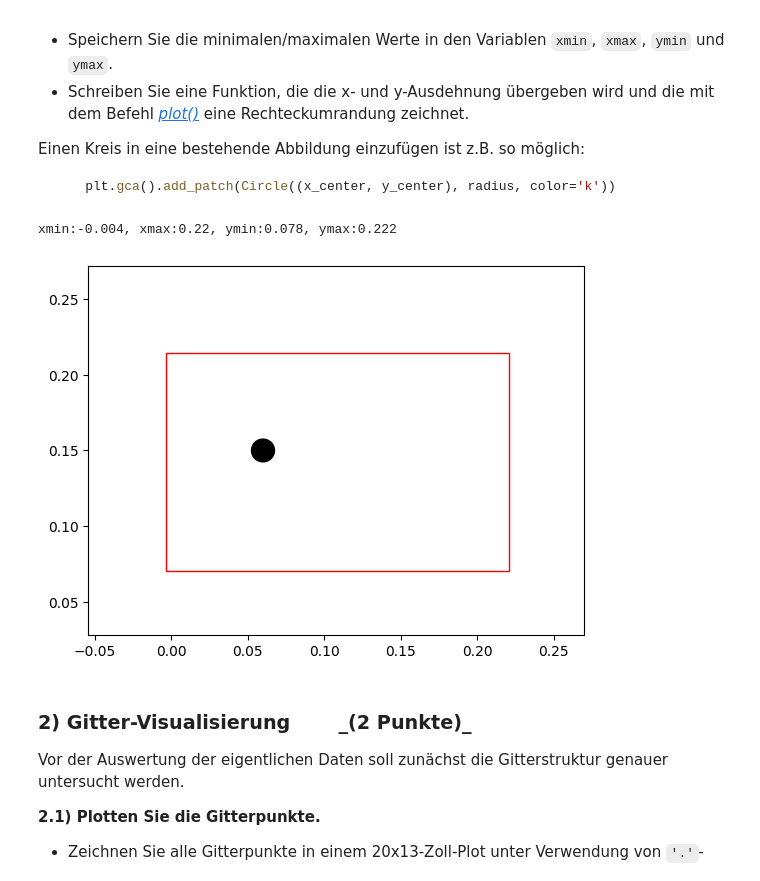
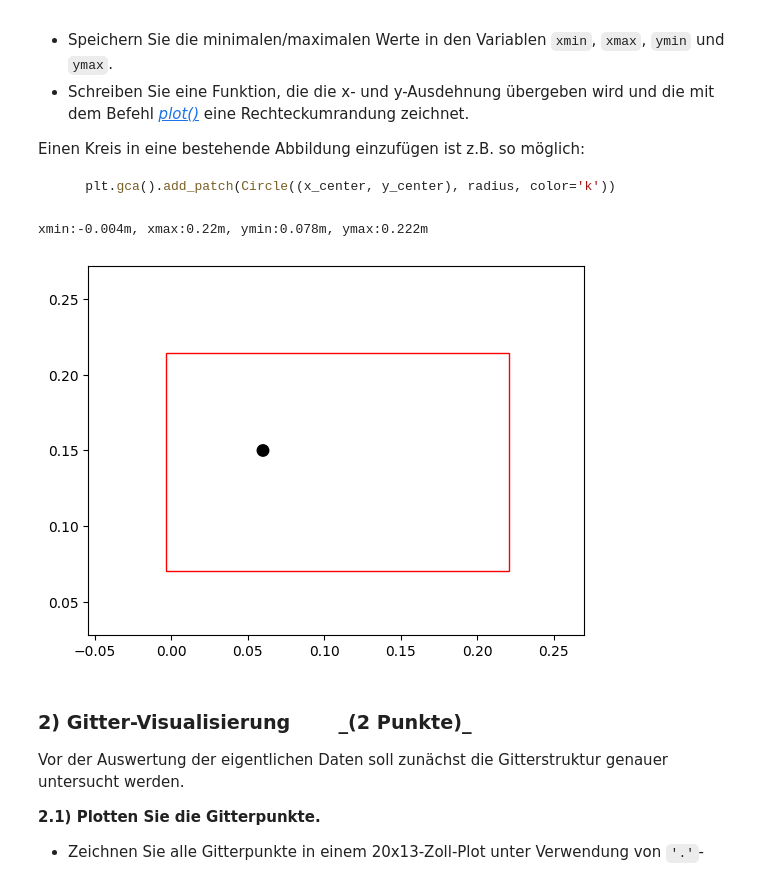
Before and after one commit to OYEMINE/Python-f-r-Ingenieure, a Jupyter notebook: PA3/PA3.ipynb, the cells around one changed output. Drawn from its saved outputs; the diff is of its cells as text; code cells hidden in the pictures.

```diff
--- a/PA3/PA3.ipynb
+++ b/PA3/PA3.ipynb
@@ -92,29 +92,29 @@ Einen Kreis in eine bestehende Abbildung einzufügen ist z.B. so möglich:
 # %%
 # Hier eigenen Code schreiben ...
 xmin = x.min()
 xmax = x.max()
 ymin = y.min()
 ymax = y.max()
-print(f"xmin:{xmin}, xmax:{xmax}, ymin:{ymin}, ymax:{ymax}")
+print(f"xmin:{xmin}m, xmax:{xmax}m, ymin:{ymin}m, ymax:{ymax}m")
 
 def plot(xmin, xmax, ymin, ymax):
     """
-    Plottet den Kreis im Koordinatensystem umrandet von einem Rechteck,
+    Plottet den Kreis im Koordinatensystem, umrandet von einem Rechteck,
     welches die maximalen x-Werte und y-Werte inkludiert.
 
     Parameter: xmin, xmax, ymin, ymax
     """
     fig, ax1 = plt.subplots()
     ax1.set_xlim(xmin - 0.05, xmax + 0.05)
     ax1.set_ylim(ymin - 0.05, ymax + 0.05)
-    ax1.add_patch(Circle((0.06, 0.15), 0.0075, color="k"))
+    ax1.add_patch(Circle((0.06, 0.15), 0.0075/2, color="k"))
     ax1.add_patch(Rectangle((xmin - xmin * 0.1,ymin - ymin * 0.1),
     xmax - xmin, ymax - ymin, edgecolor="red", facecolor="none"))
 
 plot(xmin, xmax, ymin, ymax)
 # %% [output]
-xmin:-0.004, xmax:0.22, ymin:0.078, ymax:0.222
+xmin:-0.004m, xmax:0.22m, ymin:0.078m, ymax:0.222m
-[figure, old version]
+[figure, new version]
 # %%
 # Hier sind einige Plausibilitätstests:
 assert xmax-xmin == 0.224
```
Also changed, not shown: parts of 2 cells of this notebook.
